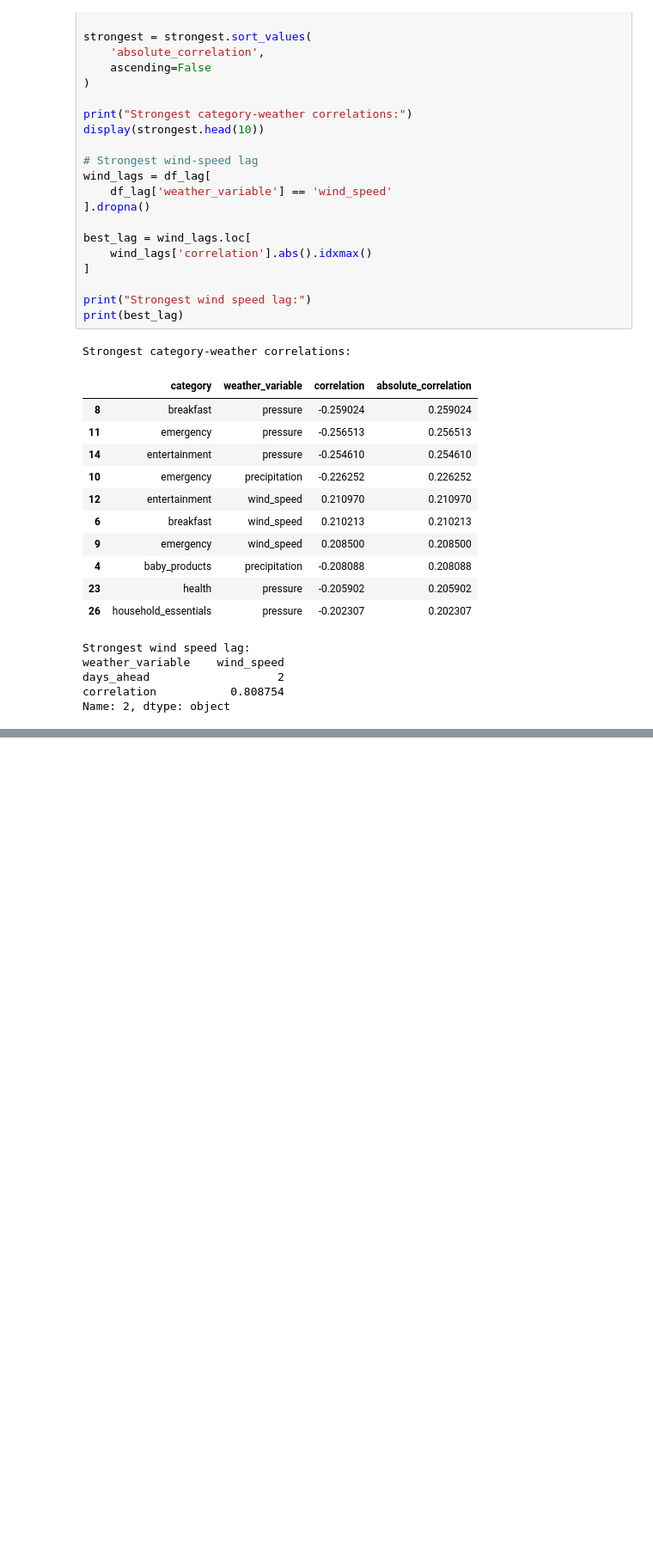
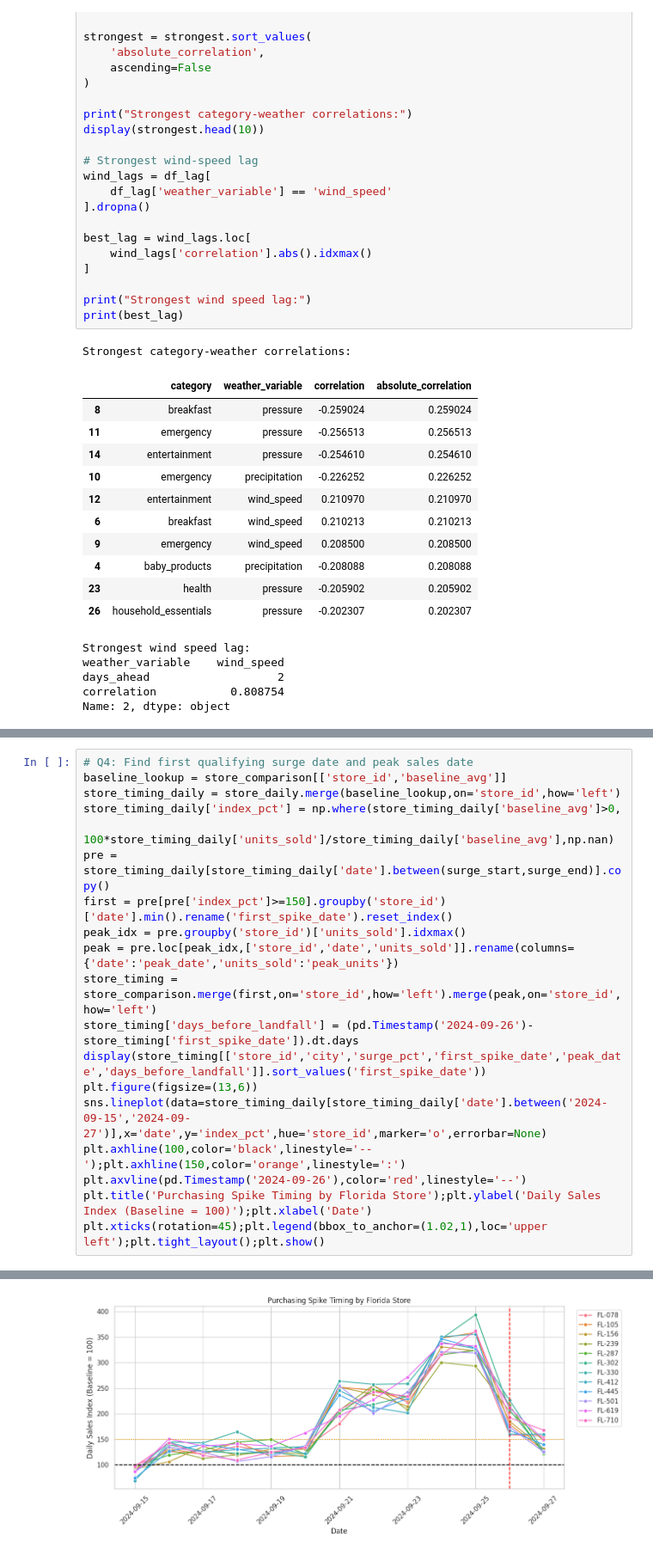
Before and after one commit to AdelineKwakye/walmart-huricane-project, a Jupyter notebook: notebooks/scratch/Amilyn_Estes_Notebook.ipynb, the cells around one changed output, grey strips where cells are left out. Shown at 86% size. Cells and saved outputs as stored; diff of their text form; blank space fills up the shorter version.

```diff
--- a/notebooks/scratch/Amilyn_Estes_Notebook.ipynb
+++ b/notebooks/scratch/Amilyn_Estes_Notebook.ipynb
@@ -1162,0 +1188,20 @@ Name: 2, dtype: object
+# %%
+# Q4: Find first qualifying surge date and peak sales date
+baseline_lookup = store_comparison[['store_id','baseline_avg']]
+store_timing_daily = store_daily.merge(baseline_lookup,on='store_id',how='left')
+store_timing_daily['index_pct'] = np.where(store_timing_daily['baseline_avg']>0,
+                    100*store_timing_daily['units_sold']/store_timing_daily['baseline_avg'],np.nan)
+pre = store_timing_daily[store_timing_daily['date'].between(surge_start,surge_end)].copy()
+first = pre[pre['index_pct']>=150].groupby('store_id')['date'].min().rename('first_spike_date').reset_index()
+peak_idx = pre.groupby('store_id')['units_sold'].idxmax()
+peak = pre.loc[peak_idx,['store_id','date','units_sold']].rename(columns={'date':'peak_date','units_sold':'peak_units'})
+store_timing = store_comparison.merge(first,on='store_id',how='left').merge(peak,on='store_id',how='left')
+store_timing['days_before_landfall'] = (pd.Timestamp('2024-09-26')-store_timing['first_spike_date']).dt.days
+display(store_timing[['store_id','city','surge_pct','first_spike_date','peak_date','days_before_landfall']].sort_values('first_spike_date'))
+plt.figure(figsize=(13,6))
+sns.lineplot(data=store_timing_daily[store_timing_daily['date'].between('2024-09-15','2024-09-27')],x='date',y='index_pct',hue='store_id',marker='o',errorbar=None)
+plt.axhline(100,color='black',linestyle='--');plt.axhline(150,color='orange',linestyle=':')
+plt.axvline(pd.Timestamp('2024-09-26'),color='red',linestyle='--')
+plt.title('Purchasing Spike Timing by Florida Store');plt.ylabel('Daily Sales Index (Baseline = 100)');plt.xlabel('Date')
+plt.xticks(rotation=45);plt.legend(bbox_to_anchor=(1.02,1),loc='upper left');plt.tight_layout();plt.show()
+# %% [output]
@@ -1162,0 +1221 @@ Name: 2, dtype: object
+[figure, added]
```
Also changed, not shown: parts of 15 cells of this notebook.
